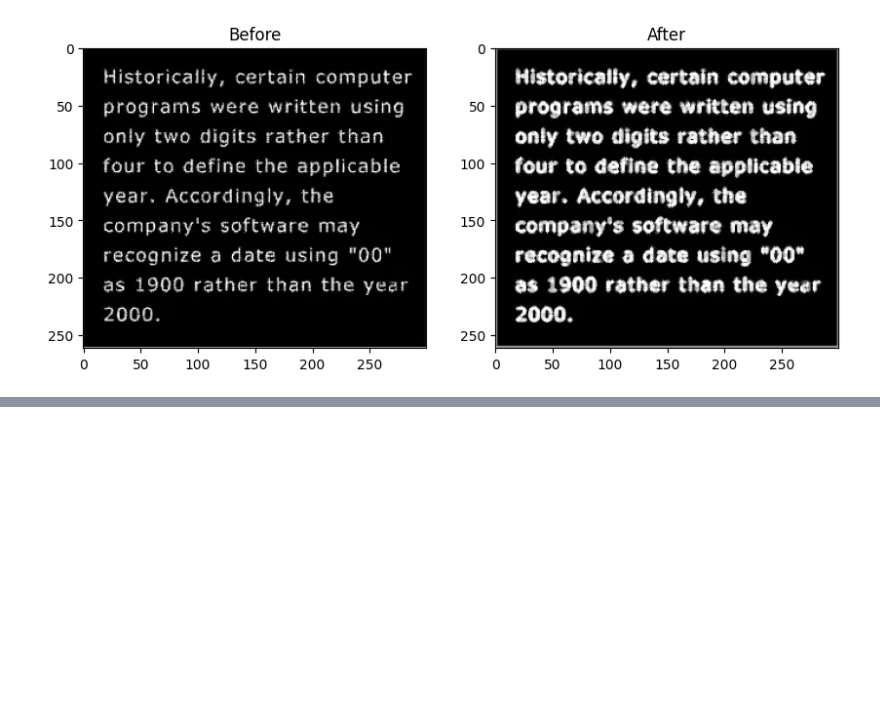
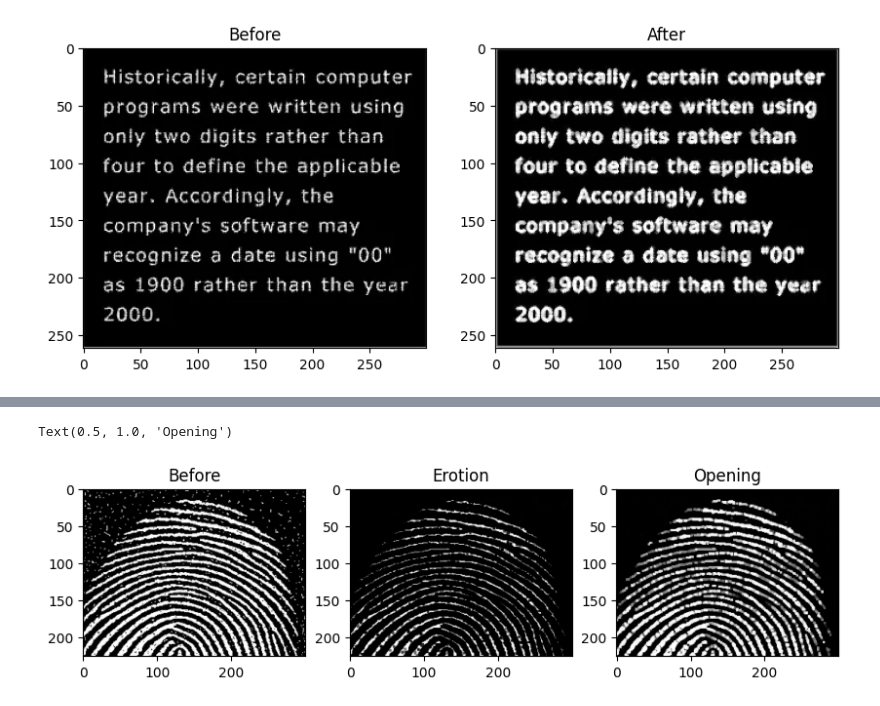
Before and after one commit to AsadillahRamadhan/PCVK, a Jupyter notebook: Pertemuan9.ipynb, the cells around one changed output, grey strips where cells are left out. Cells and saved outputs as stored; diff of their text form; code cells hidden in the pictures; blank space fills up the shorter version.

```diff
--- a/Pertemuan9.ipynb
+++ b/Pertemuan9.ipynb
@@ -69,0 +151,23 @@ plt.show()
+# %%
+# 7 (Operasi Opening Dengan Library)
+img_7_2 = cv.imread('/content/drive/MyDrive/Pengolahan Citra dan Komputer Vision/Images/fingerprint.png', cv.IMREAD_GRAYSCALE)
+erode_7_2 = np.zeros(img_7_2.shape, img_7_2.dtype)
+opening_7_2 = np.zeros(img_7_2.shape, img_7_2.dtype)
+se_7_2 = np.ones((3, 3), dtype=np.uint8)
+
+erode_7_2 = cv.erode(img_7_2, se_7_2)
+opening_7_2 = cv.dilate(erode_7_2, se_7_2)
+
+plt.figure(figsize=(10, 5))
+plt.subplot(1, 3, 1)
+plt.imshow(img_7_2, cmap='gray')
+plt.title('Before')
+plt.subplot(1, 3, 2)
+plt.imshow(erode_7_2, cmap='gray')
+plt.title('Erotion')
+plt.subplot(1, 3, 3)
+plt.imshow(opening_7_2, cmap='gray')
+plt.title('Opening')
+# %% [output]
+Text(0.5, 1.0, 'Opening')
+[figure, added]
```
Also changed, not shown: parts of 11 cells of this notebook.
